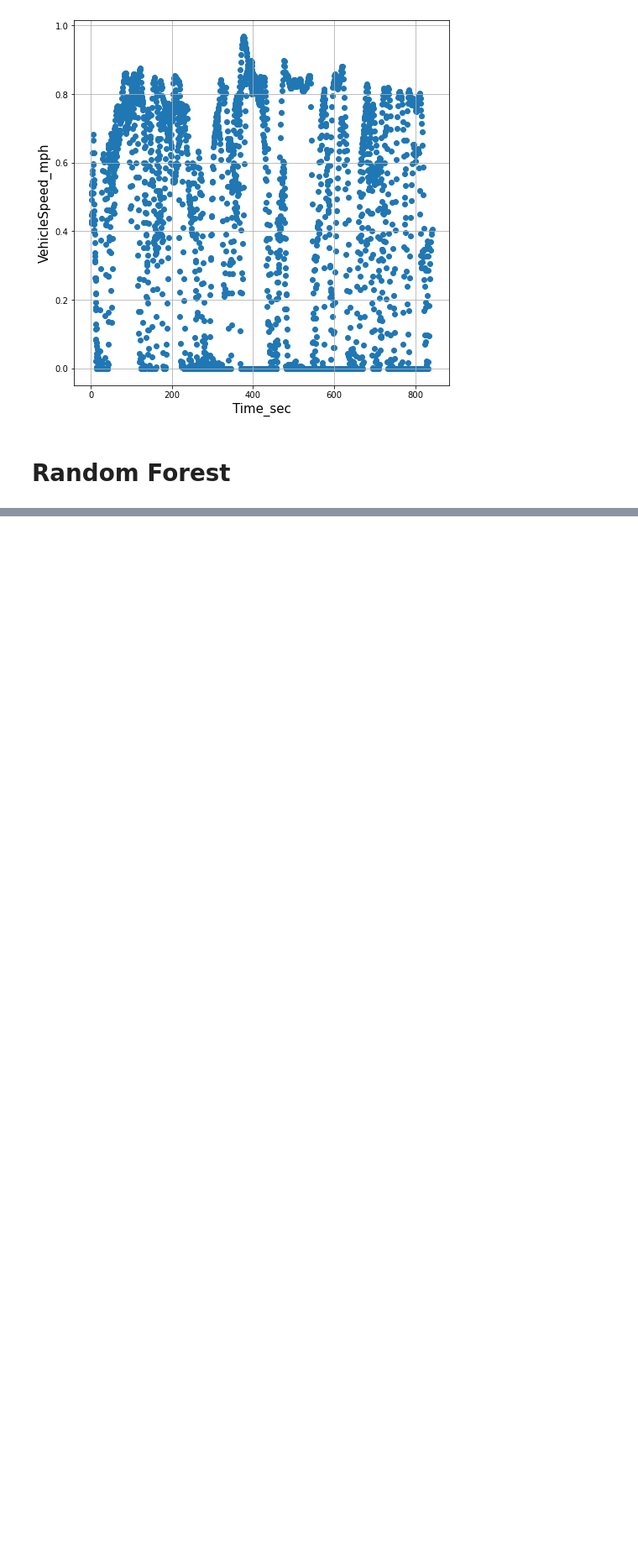
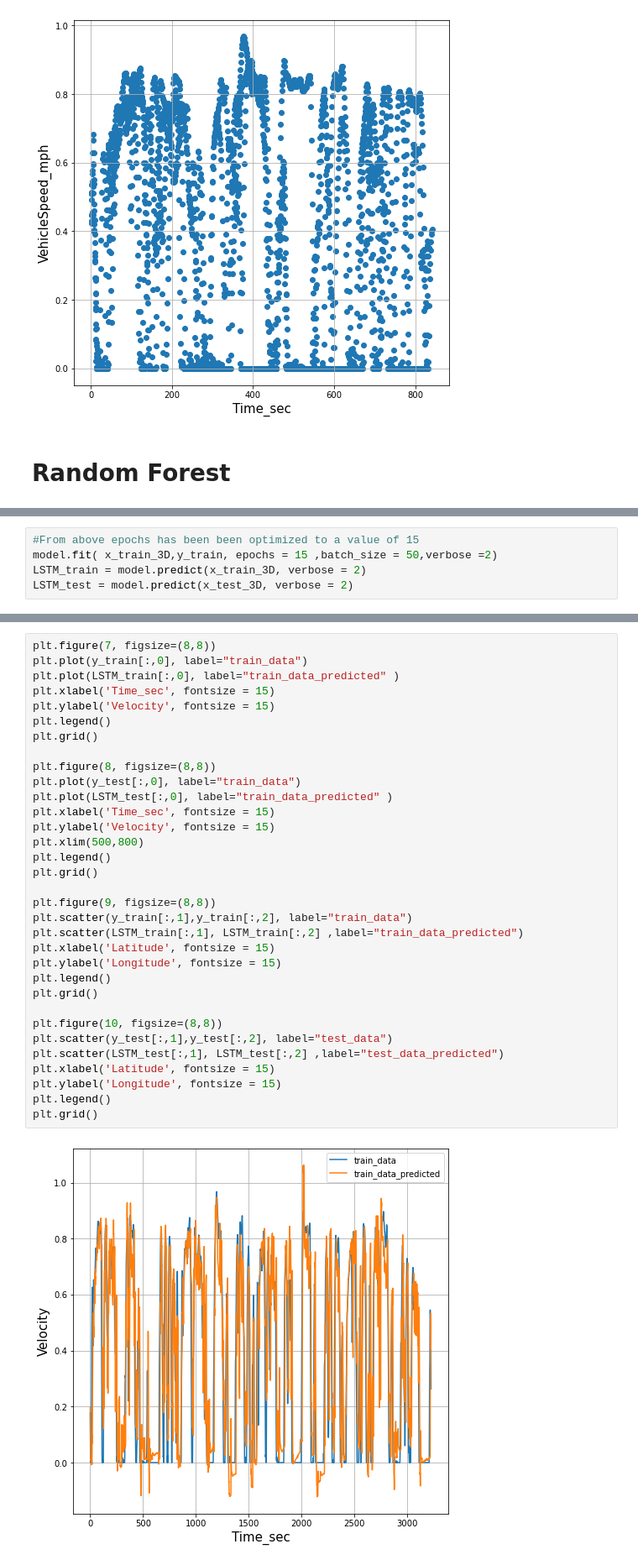
Before and after one commit to Neuroosapiens/Neuroosapiens, a Jupyter notebook: Lab2/Lab2_Team1.ipynb, the cells around one changed output, grey strips where cells are left out. Shown: that part at 84% size. Saved outputs shown, nothing was run; the diff lists cells and outputs as text; blank space fills up the shorter version.

```diff
--- a/Lab2/Lab2_Team1.ipynb
+++ b/Lab2/Lab2_Team1.ipynb
@@ -127,0 +190,5 @@ plt.grid()
+# %%
+#From above epochs has been been optimized to a value of 15
+model.fit( x_train_3D,y_train, epochs = 15 ,batch_size = 50,verbose =2)
+LSTM_train = model.predict(x_train_3D, verbose = 2)
+LSTM_test = model.predict(x_test_3D, verbose = 2)
@@ -127,0 +213,35 @@ plt.grid()
+# %%
+plt.figure(7, figsize=(8,8))
+plt.plot(y_train[:,0], label="train_data")
+plt.plot(LSTM_train[:,0], label="train_data_predicted" )
+plt.xlabel('Time_sec', fontsize = 15)
+plt.ylabel('Velocity', fontsize = 15)
+plt.legend()
+plt.grid()
+
+plt.figure(8, figsize=(8,8))
+plt.plot(y_test[:,0], label="train_data")
+plt.plot(LSTM_test[:,0], label="train_data_predicted" )
+plt.xlabel('Time_sec', fontsize = 15)
+plt.ylabel('Velocity', fontsize = 15)
+plt.xlim(500,800)
+plt.legend()
+plt.grid()
+
+plt.figure(9, figsize=(8,8))
+plt.scatter(y_train[:,1],y_train[:,2], label="train_data")
+plt.scatter(LSTM_train[:,1], LSTM_train[:,2] ,label="train_data_predicted")
+plt.xlabel('Latitude', fontsize = 15)
+plt.ylabel('Longitude', fontsize = 15)
+plt.legend()
+plt.grid()
+
+plt.figure(10, figsize=(8,8))
+plt.scatter(y_test[:,1],y_test[:,2], label="test_data")
+plt.scatter(LSTM_test[:,1], LSTM_test[:,2] ,label="test_data_predicted")
+plt.xlabel('Latitude', fontsize = 15)
+plt.ylabel('Longitude', fontsize = 15)
+plt.legend()
+plt.grid()
+# %% [output]
+[figure, added]
```
Also changed, not shown: parts of 12 cells of this notebook.
